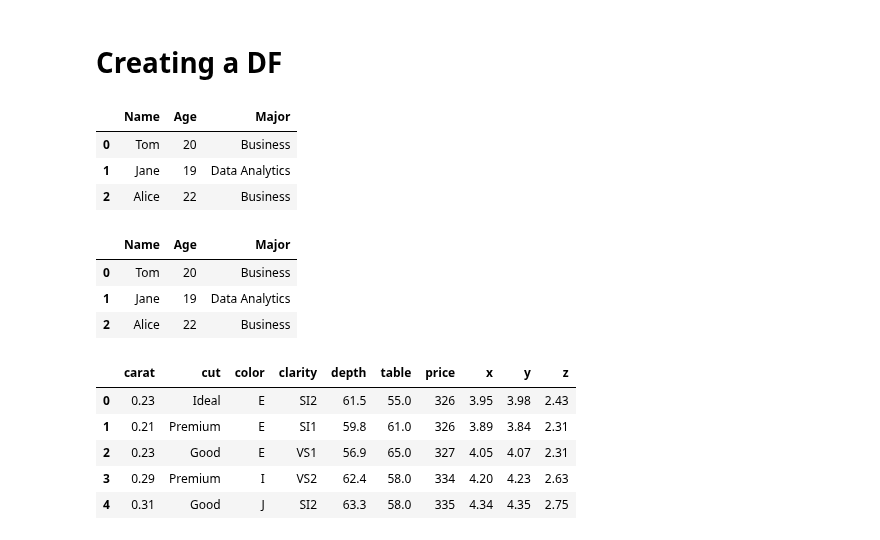
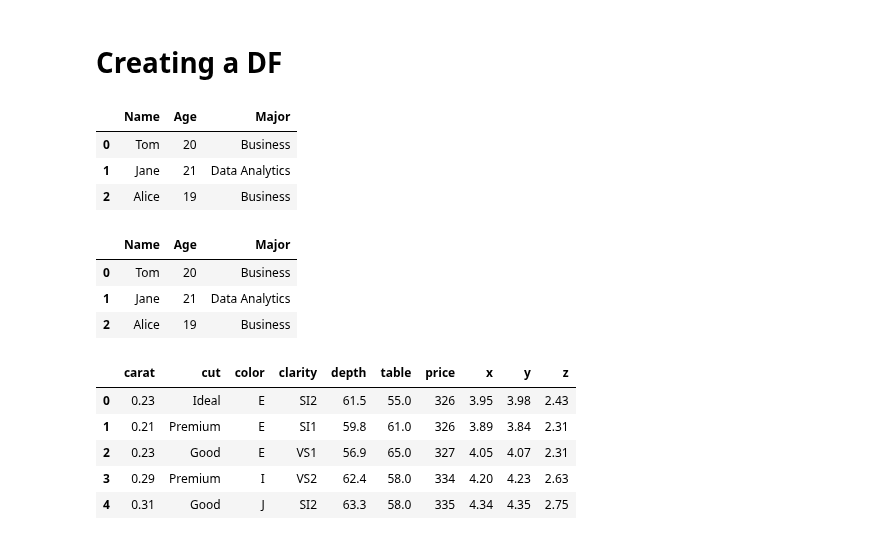
Before and after one commit to chelseaparlett/CPSC392ParlettPelleriti, a Jupyter notebook: InClass/LectureNotebooks/Class4.ipynb, the cells around one changed output. Saved outputs shown, nothing was run; the diff lists cells and outputs as text; code cells hidden in the pictures.

```diff
--- a/InClass/LectureNotebooks/Class4.ipynb
+++ b/InClass/LectureNotebooks/Class4.ipynb
@@ -5,32 +5,30 @@ import numpy as np
 # Creating a DF
 # %%
 # Make my own DF
-
 Name = ["Tom", "Jane", "Alice"]
-Age = [20,19,22]
+Age = [20, 21, 19]
 Major = ["Business", "Data Analytics", "Business"]
 
-toDF = {"Name":Name,"Age": Age,"Major": Major}
+toDF = {"Name": Name, "Age": Age, "Major": Major}
+
 DF = pd.DataFrame(toDF)
 
 DF.head()
 # %% [output]
 |  | Name | Age | Major |
 | 0 | Tom | 20 | Business |
-| 1 | Jane | 19 | Data Analytics |
-| 2 | Alice | 22 | Business |
+| 1 | Jane | 21 | Data Analytics |
+| 2 | Alice | 19 | Business |
 # %%
 # With Lists
-
-toDF2 = [["Tom", 20, "Business"], ["Jane", 19, "Data Analytics"], ["Alice",22, "Business"]]
-
-DF2 = pd.DataFrame(toDF2, columns = ["Name", "Age", "Major"])
+toDF2 = [["Tom", 20, "Business"], ["Jane", 21, "Data Analytics"], ["Alice", 19, "Business"]]
+DF2 = pd.DataFrame(toDF2,columns = ["Name", "Age", "Major"])
 
 DF2.head()
 # %% [output]
 |  | Name | Age | Major |
 | 0 | Tom | 20 | Business |
-| 1 | Jane | 19 | Data Analytics |
-| 2 | Alice | 22 | Business |
+| 1 | Jane | 21 | Data Analytics |
+| 2 | Alice | 19 | Business |
 # %%
 # From URL
```
Also changed, not shown: parts of 20 cells of this notebook, 1 other file.
